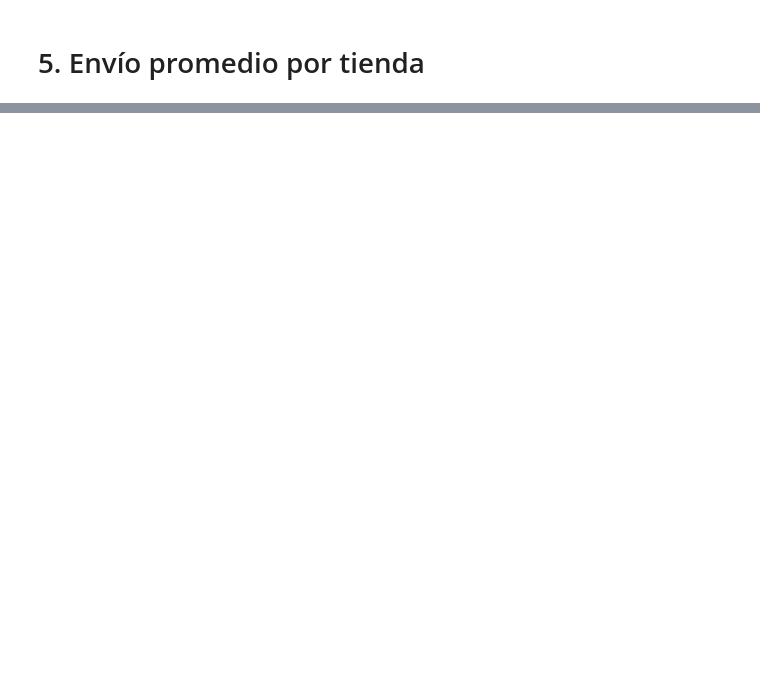
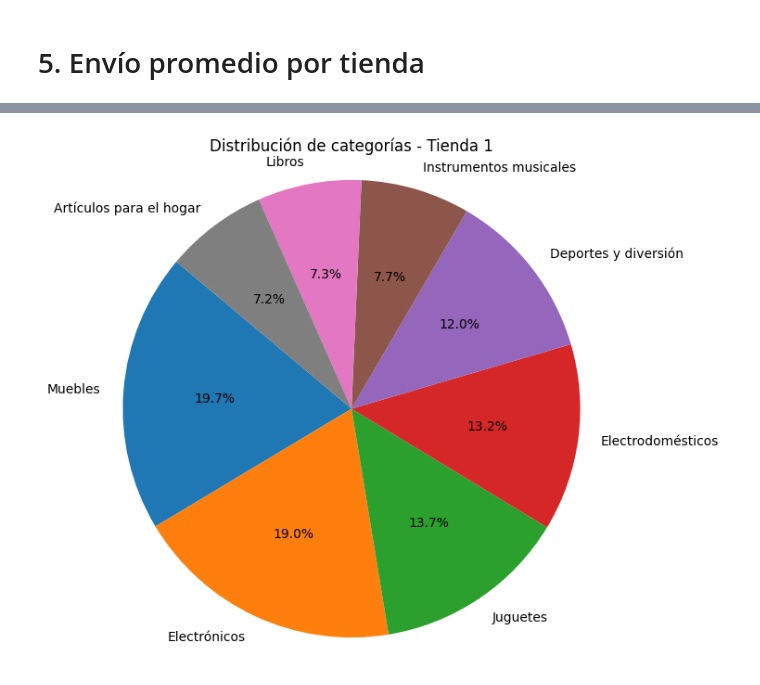
Before and after one commit to jose-luis-dev/Alura-Store, a Jupyter notebook: AluraStoreLatam.ipynb, the cells around one changed output, grey strips where cells are left out. Saved outputs shown, nothing was run; the diff lists cells and outputs as text; code cells hidden in the pictures; blank space fills up the shorter version.

```diff
--- a/AluraStoreLatam.ipynb
+++ b/AluraStoreLatam.ipynb
@@ -35,0 +187,11 @@ tienda.head()
+# %%
+import matplotlib.pyplot as plt
+
+categorias = tienda["Categoría del Producto"].value_counts()
+plt.figure(figsize=(7,7))
+plt.pie(categorias, labels = categorias.index, autopct="%1.1f%%", startangle=140)
+plt.title("Distribución de categorías - Tienda 1")
+plt.axis("equal")
+plt.show()
+# %% [output]
+[figure, added]
```
Also changed, not shown: parts of 9 cells of this notebook.
